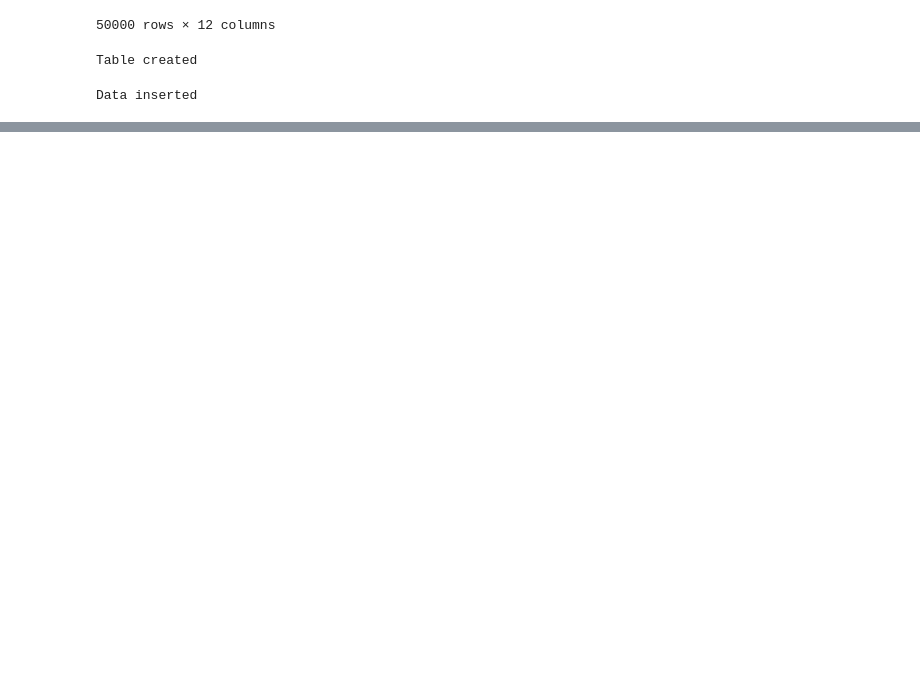
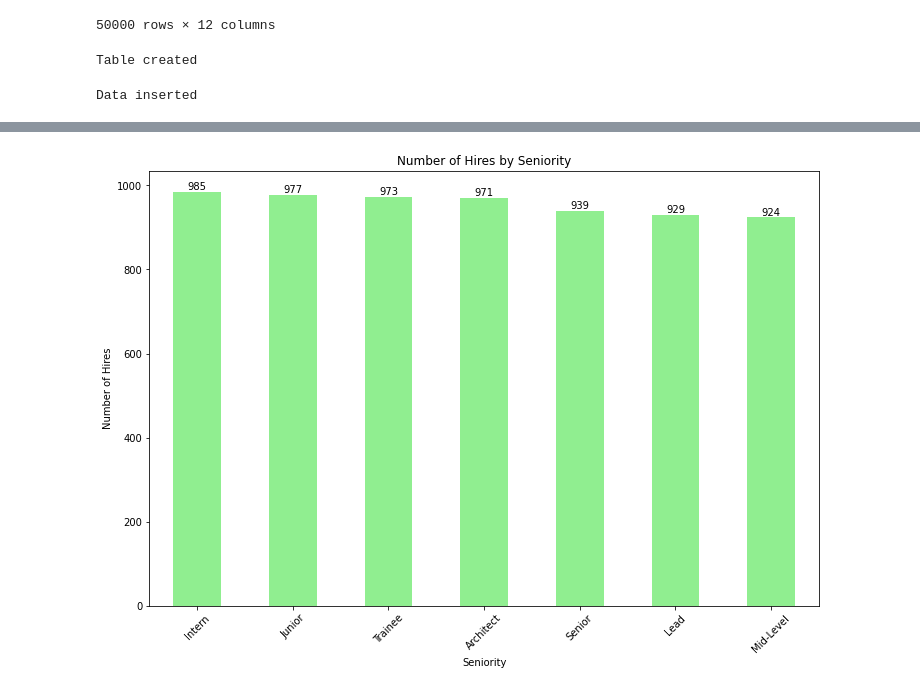
Before and after one commit to EmmanuelQuintero/WorkShop1, a Jupyter notebook: workshop.ipynb, the cells around one changed output, grey strips where cells are left out. Cells and saved outputs as stored; diff of their text form; code cells hidden in the pictures; blank space fills up the shorter version.

```diff
--- a/workshop.ipynb
+++ b/workshop.ipynb
@@ -312,0 +358,17 @@ Data inserted
+# %%
+# Hires by seniority (bar chart)
+
+hired_by_seniority = candidatesTable[candidatesTable['Hired'] == 1]['Seniority'].value_counts()
+
+plt.figure(figsize=(12, 8))
+hired_by_seniority.plot(kind='bar', color='lightgreen')
+
+plt.xlabel('Seniority')
+plt.ylabel('Number of Hires')
+plt.title('Number of Hires by Seniority')
+plt.xticks(rotation=45)
+for i, value in enumerate(hired_by_seniority):
+    plt.text(i, value, str(value), ha='center', va='bottom')
+plt.show()
+# %% [output]
+[figure, added]
```
Also changed, not shown: parts of 8 cells of this notebook.
